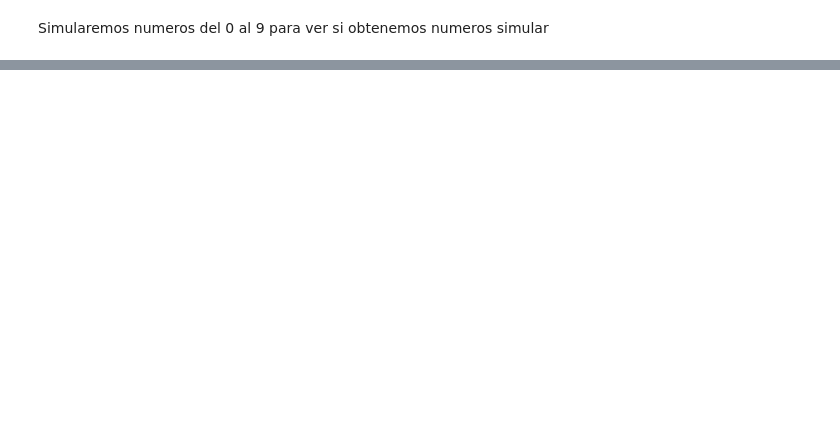
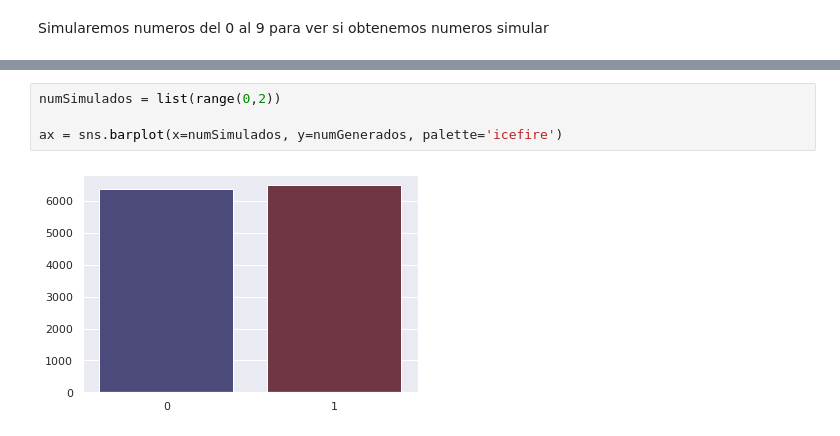
Before and after one commit to mateocapon/simulacion_tp1, a Jupyter notebook: TP1.ipynb, the cells around one changed output, grey strips where cells are left out. Drawn from its saved outputs; the diff is of its cells as text; blank space fills up the shorter version.

```diff
--- a/TP1.ipynb
+++ b/TP1.ipynb
@@ -147,0 +275,6 @@ A priori no podemos decir que no es una distribucion uniforme, pero no podemos c
+# %%
+numSimulados = list(range(0,2))
+
+ax = sns.barplot(x=numSimulados, y=numGenerados, palette='icefire')
+# %% [output]
+[figure, added]
```
Also changed, not shown: parts of 26 cells of this notebook.
